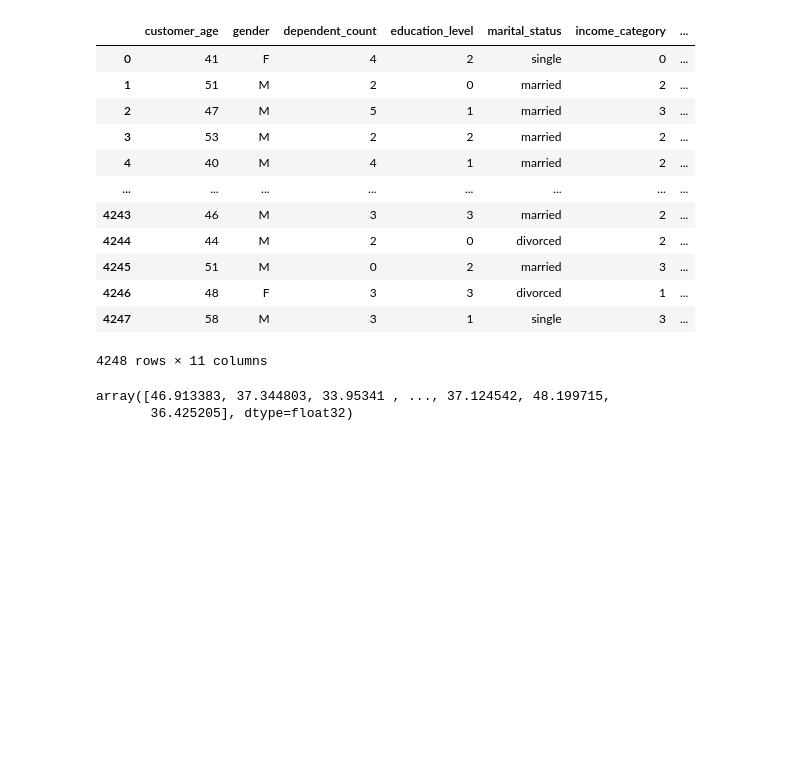
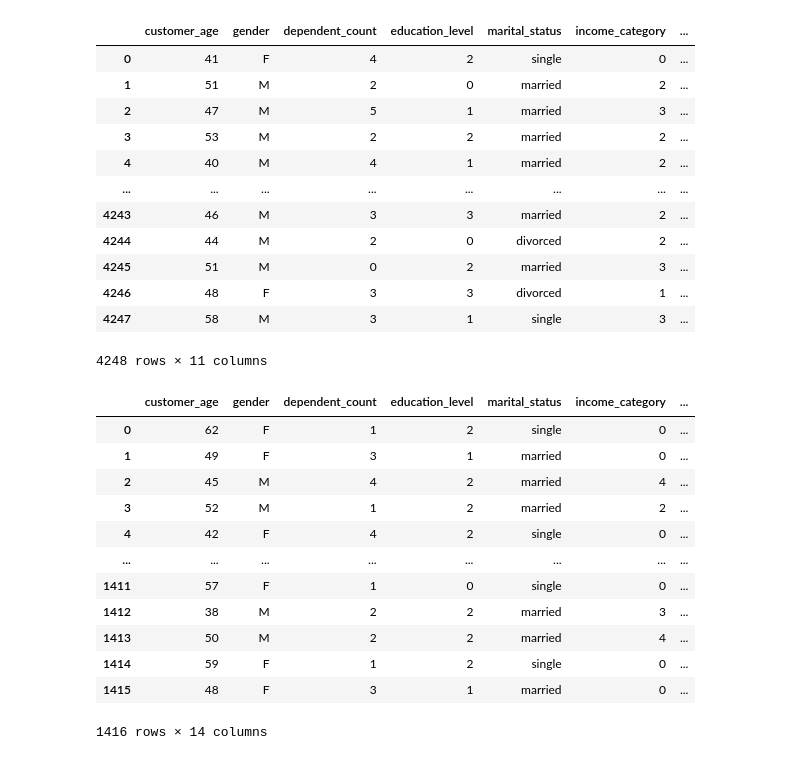
Before and after one commit to razorcd/mlops-project, a Jupyter notebook: capstone-project/model_train.ipynb, the cells around one changed output. Saved outputs shown, nothing was run; the diff lists cells and outputs as text; code cells hidden in the pictures; blank space fills up the shorter version.

```diff
--- a/capstone-project/model_train.ipynb
+++ b/capstone-project/model_train.ipynb
@@ -124,18 +124,34 @@ dv, model = train(df_train, y_train, 6, 0.3)
 # %%
 def predict(dataFrame, dv, model):
     dicts = dataFrame.to_dict(orient="records")
     X = dv.transform(dicts)
     features = dv.get_feature_names()
     dval = xgb.DMatrix(X, feature_names=features)
     y_pred = model.predict(dval)
     return y_pred, X
 
 
 y_pred_val, X_val = predict(df_val, dv, model)
-y_pred_val
+df_pred_val_result = df_val.copy()
+df_pred_val_result['y_pred'] = y_pred_val
+df_pred_val_result['y_pred_bool'] = df_pred_val_result['y_pred']>0.5
+df_pred_val_result['y_val'] = y_val
+df_pred_val_result
+# df_pred_val_result[df_pred_val_result.y_pred_bool!=df_pred_val_result.y_val]
 # %% [output]
+|  | customer_age | gender | dependent_count | education_level | marital_status | income_category | ... |
+| 0 | 62 | F | 1 | 2 | single | 0 | ... |
+| 1 | 49 | F | 3 | 1 | married | 0 | ... |
+| 2 | 45 | M | 4 | 2 | married | 4 | ... |
+| 3 | 52 | M | 1 | 2 | married | 2 | ... |
+| 4 | 42 | F | 4 | 2 | single | 0 | ... |
+| ... | ... | ... | ... | ... | ... | ... | ... |
+| 1411 | 57 | F | 1 | 0 | single | 0 | ... |
+| 1412 | 38 | M | 2 | 2 | married | 3 | ... |
+| 1413 | 50 | M | 2 | 2 | married | 4 | ... |
+| 1414 | 59 | F | 1 | 2 | single | 0 | ... |
+| 1415 | 48 | F | 3 | 1 | married | 0 | ... |
-array([46.913383, 37.344803, 33.95341 , ..., 37.124542, 48.199715,
-       36.425205], dtype=float32)
+1416 rows × 14 columns
 # %%
 # MAE, MSE, RMSE
 
```
Also changed, not shown: parts of 3 cells of this notebook.
